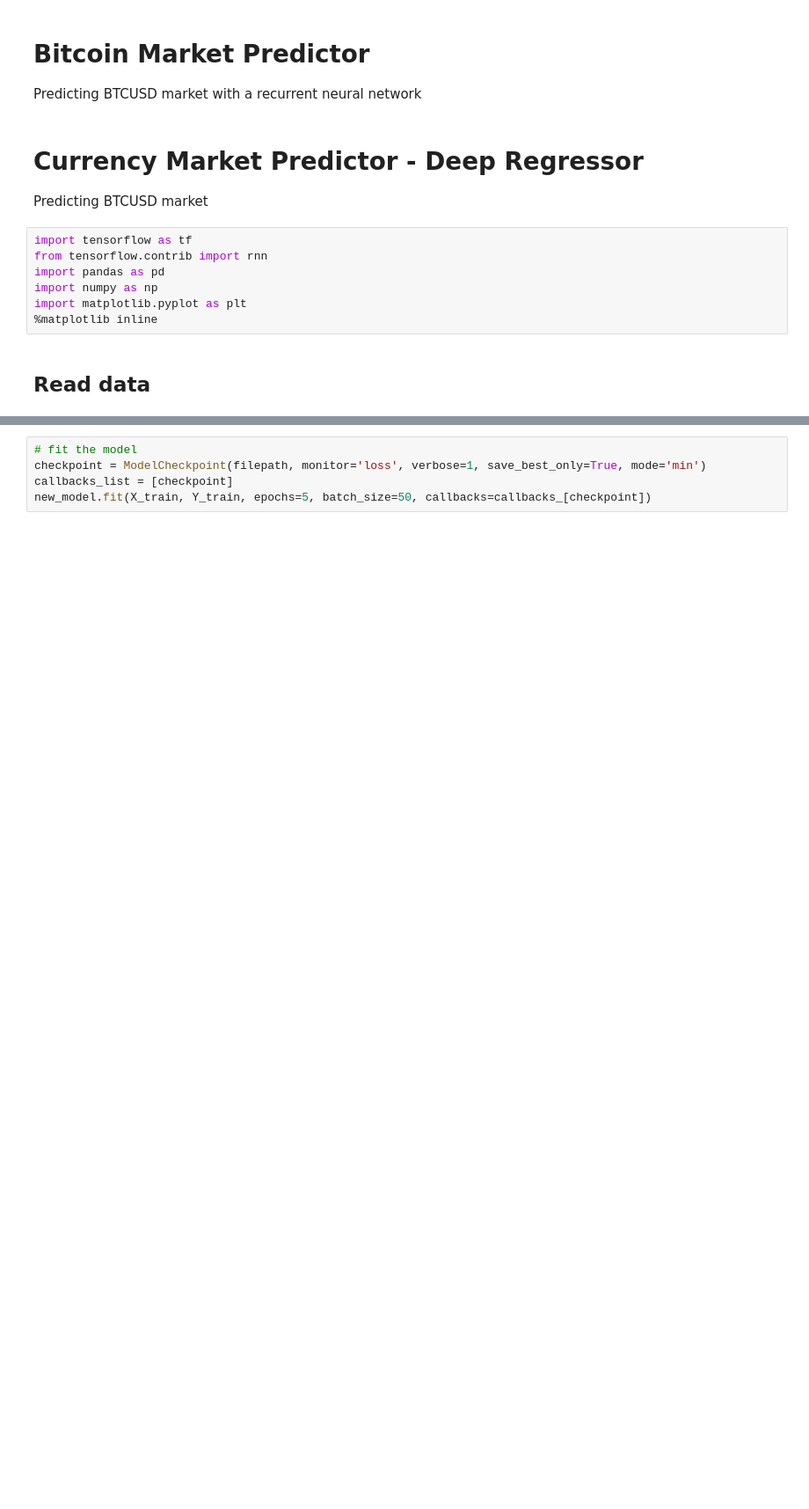
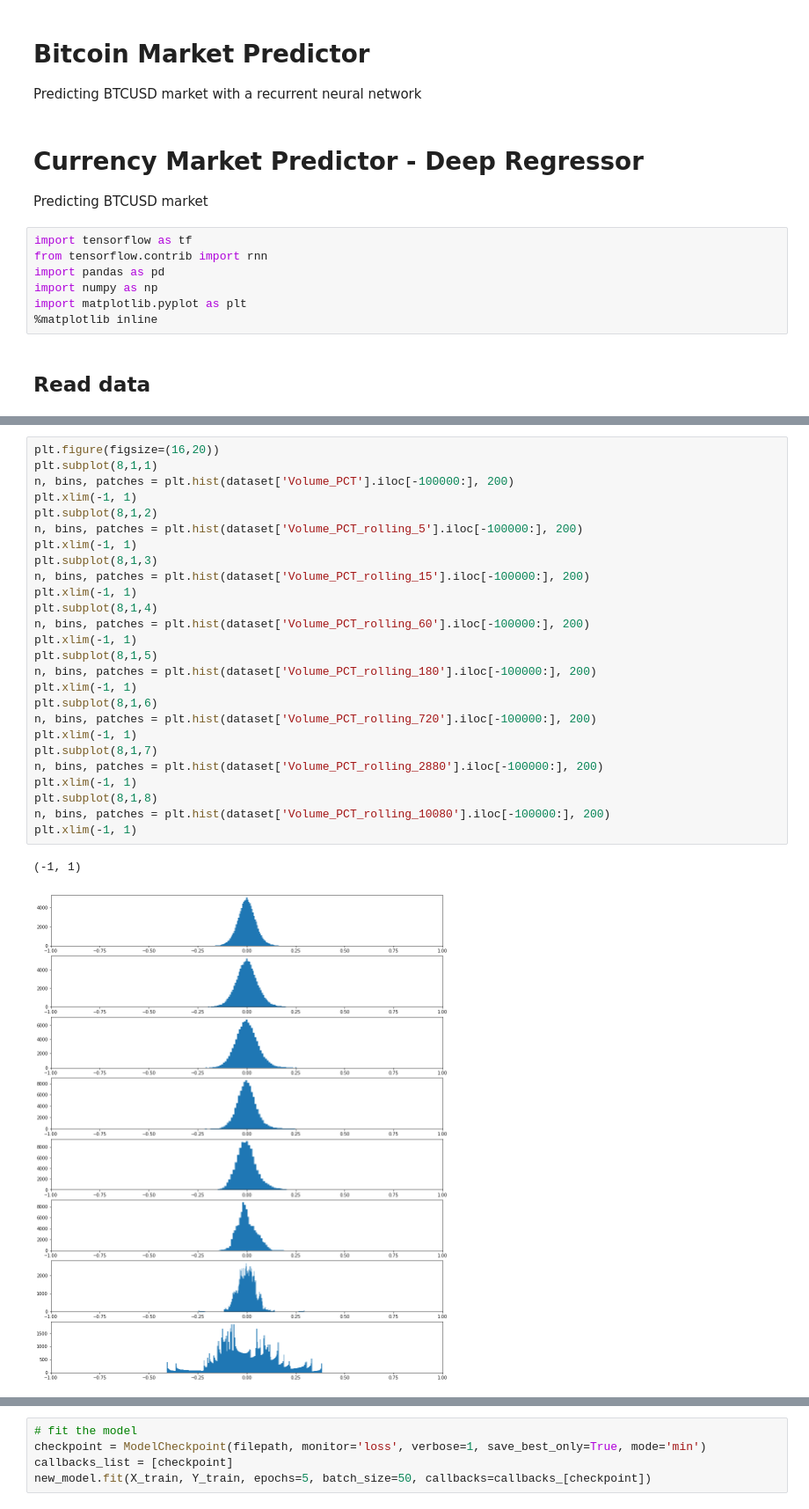
Before and after one commit to dnhkng/DeepSHIT, a Jupyter notebook: DeepSHIT.ipynb, the cells around one changed output, grey strips where cells are left out. Shown: that part at 88% size. Cells and saved outputs as stored; diff of their text form; blank space fills up the shorter version.

```diff
--- a/DeepSHIT.ipynb
+++ b/DeepSHIT.ipynb
@@ -82,0 +84,29 @@ dataset['Volume_(BTC)_rolling_10'] = dataset['Volume_(BTC)_PCT'].rolling(10, win
+# %%
+plt.figure(figsize=(16,20))
+plt.subplot(8,1,1)
+n, bins, patches = plt.hist(dataset['Volume_PCT'].iloc[-100000:], 200)
+plt.xlim(-1, 1)
+plt.subplot(8,1,2)
+n, bins, patches = plt.hist(dataset['Volume_PCT_rolling_5'].iloc[-100000:], 200)
+plt.xlim(-1, 1)
+plt.subplot(8,1,3)
+n, bins, patches = plt.hist(dataset['Volume_PCT_rolling_15'].iloc[-100000:], 200)
+plt.xlim(-1, 1)
+plt.subplot(8,1,4)
+n, bins, patches = plt.hist(dataset['Volume_PCT_rolling_60'].iloc[-100000:], 200)
+plt.xlim(-1, 1)
+plt.subplot(8,1,5)
+n, bins, patches = plt.hist(dataset['Volume_PCT_rolling_180'].iloc[-100000:], 200)
+plt.xlim(-1, 1)
+plt.subplot(8,1,6)
+n, bins, patches = plt.hist(dataset['Volume_PCT_rolling_720'].iloc[-100000:], 200)
+plt.xlim(-1, 1)
+plt.subplot(8,1,7)
+n, bins, patches = plt.hist(dataset['Volume_PCT_rolling_2880'].iloc[-100000:], 200)
+plt.xlim(-1, 1)
+plt.subplot(8,1,8)
+n, bins, patches = plt.hist(dataset['Volume_PCT_rolling_10080'].iloc[-100000:], 200)
+plt.xlim(-1, 1)
+# %% [output]
+(-1, 1)
+[figure, added]
```
Also changed, not shown: parts of 38 cells of this notebook, 2 other files.
